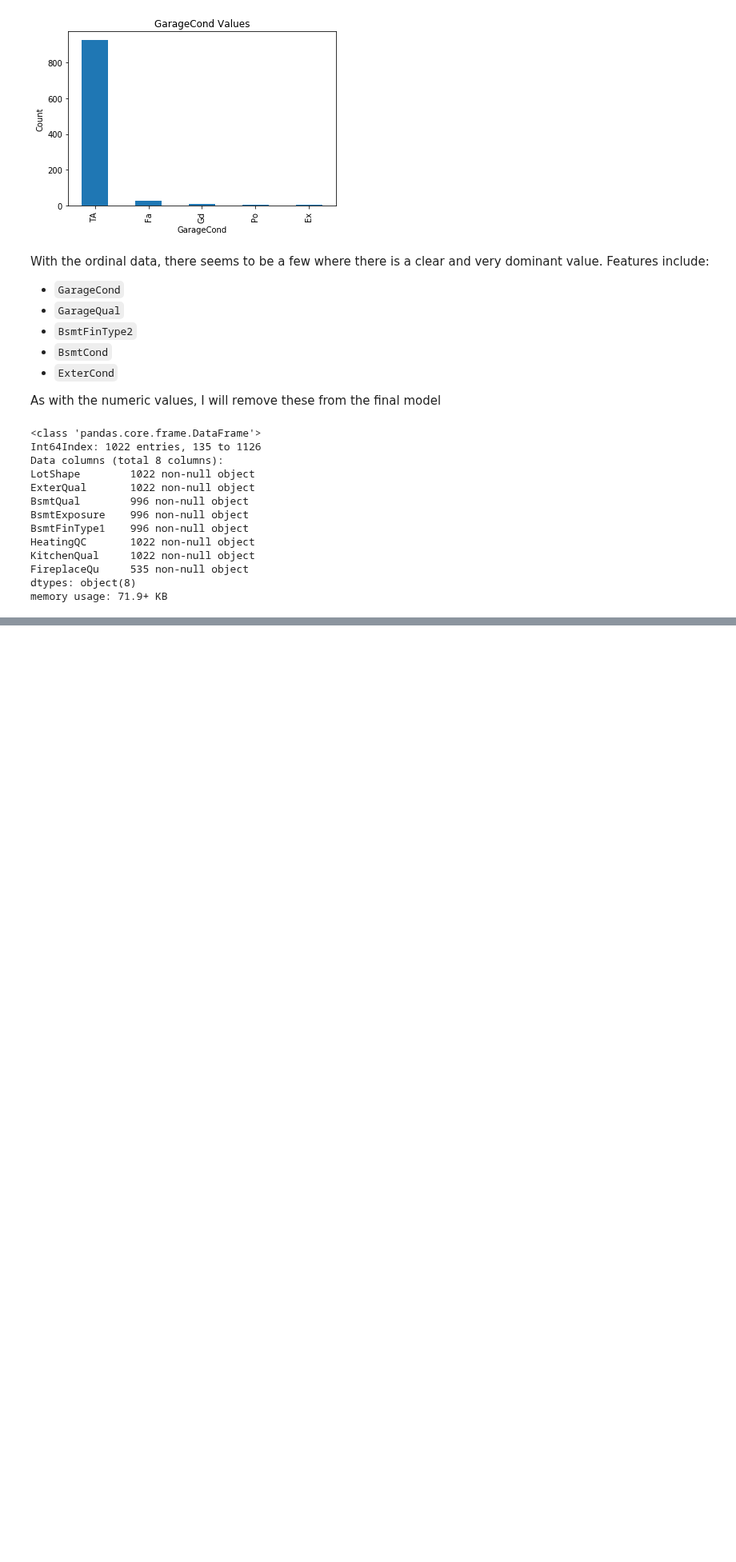
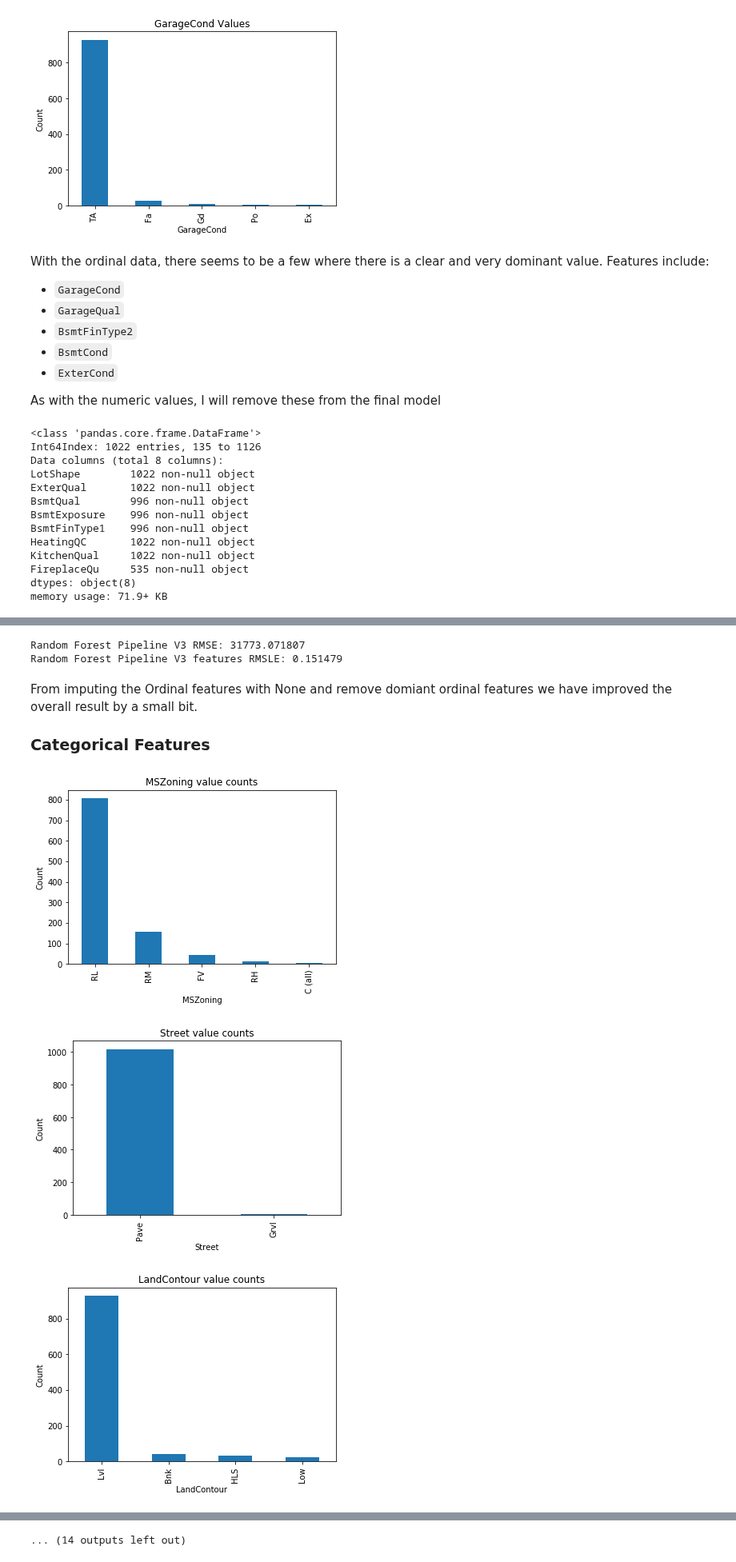
Before and after one commit to Ryan95Z/ml-house-prices, a Jupyter notebook: notebooks/4. Feature Engineering v2.ipynb, the cells around one changed output, grey strips where cells are left out. Shown at 80% size. Drawn from its saved outputs; the diff is of its cells as text; code cells hidden in the pictures; blank space fills up the shorter version.

```diff
--- a/notebooks/4. Feature Engineering v2.ipynb
+++ b/notebooks/4. Feature Engineering v2.ipynb
@@ -499,0 +524,23 @@ memory usage: 71.9+ KB
+# %%
+scores = cross_val_regression(transformer, X_train_processed_v3, y_train)
+print('Random Forest Pipeline V3 RMSE: {:.6f}'.format(scores['rmse']))
+print('Random Forest Pipeline V3 features RMSLE: {:6f}'.format(scores['rmlse']))
+# %% [output]
+Random Forest Pipeline V3 RMSE: 31773.071807
+Random Forest Pipeline V3 features RMSLE: 0.151479
+# %% [markdown]
+From imputing the Ordinal features with None and remove domiant ordinal features we have improved the overall result by a small bit.
+
+### Categorical Features
+# %%
+for col in categorical_cols:
+    col_data = categorical_features[col]
+    ax = col_data.value_counts().plot(kind='bar')
+    ax.set_xlabel(col)
+    ax.set_ylabel('Count')
+    ax.set_title('{} value counts'.format(col))
+    plt.show()
+# %% [output]
+[figure, added]
+[figure, added]
+[figure, added]
@@ -499,0 +556 @@ memory usage: 71.9+ KB
+... (14 outputs left out)
```
Also changed, not shown: parts of 16 cells of this notebook.
